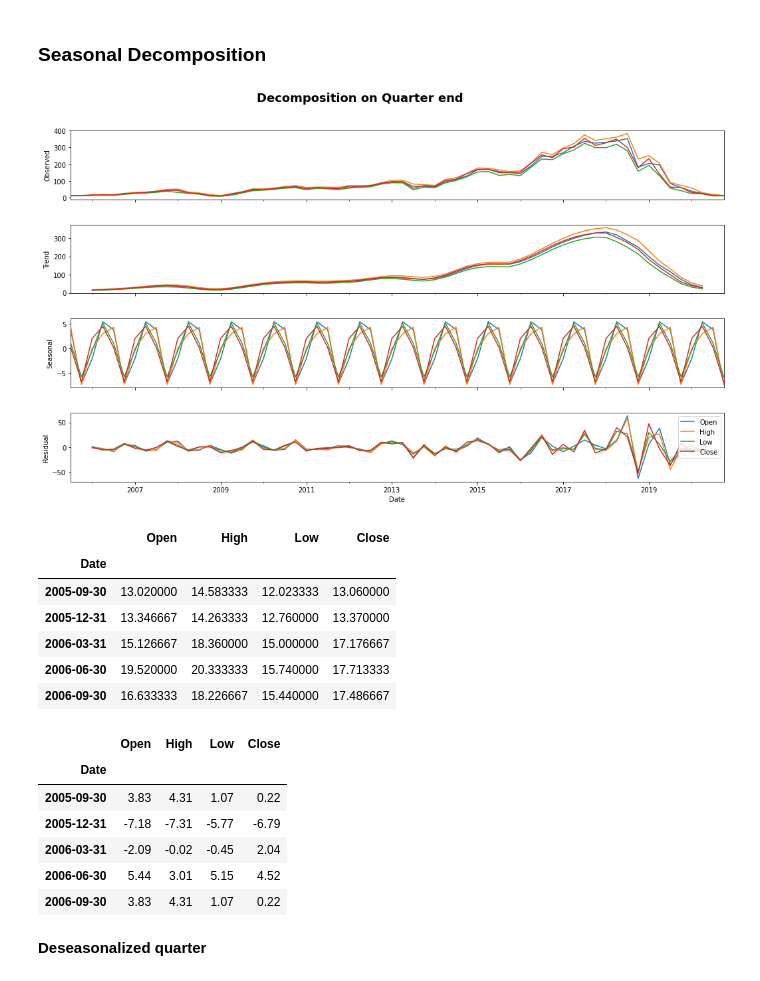
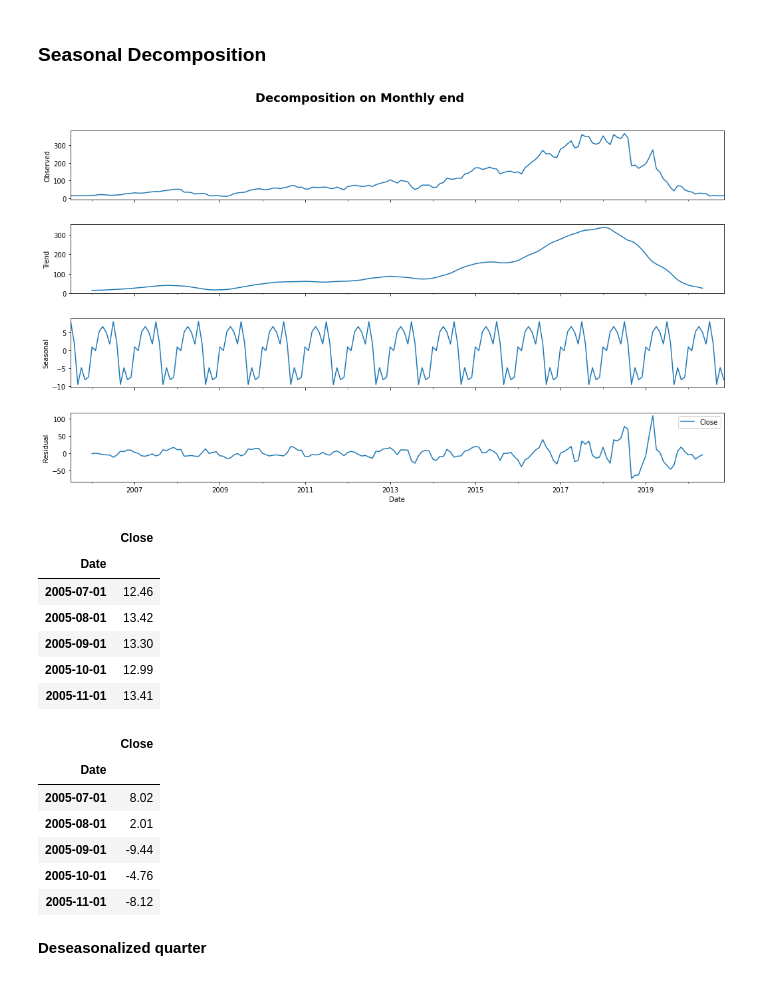
Before and after one commit to sudeep-009/Share-Price-Prediction, a Jupyter notebook: StockMarketPricePrediction.ipynb, the cells around one changed output. Saved outputs shown, nothing was run; the diff lists cells and outputs as text; code cells hidden in the pictures.

```diff
--- a/StockMarketPricePrediction.ipynb
+++ b/StockMarketPricePrediction.ipynb
@@ -213,24 +170,24 @@ plt.show()
 # %% [markdown]
 ### **Seasonal Decomposition**
 # %%
-quarter_end = df.resample('Q').mean() # Here, DateOffset 'Q' represents Quarter end
-fig = seasonal_decompose(quarter_end, model='additive').plot()
+monthly_end = df['Close'].resample('M').mean() # Here, DateOffset 'Q' represents Quarter end
+fig = seasonal_decompose(monthly_end, model='additive').plot()
 fig.set_size_inches((16,9))
-plt.suptitle('Decomposition on Quarter end', weight='bold', fontsize=18, y=1.05)
+plt.suptitle('Decomposition on Monthly end', weight='bold', fontsize=18, y=1.05)
 plt.legend()
 plt.show()
 # %% [output]
-[figure, old version]
+[figure, new version]
 # %%
-quarter_end = df.resample('Q').mean() # Here, DateOffset 'Q' represents Quarter end
-quarter_df = pd.DataFrame(quarter_end)
-quarter_df.head()
+month_end = df['Close'] # Here, DateOffset 'Q' represents Quarter end
+month_end = pd.DataFrame(month_end)
+month_end.head()
 # %% [output]
-|  | Open | High | Low | Close |
-| Date |  |  |  |  |
-| 2005-09-30 | 13.020000 | 14.583333 | 12.023333 | 13.060000 |
-| 2005-12-31 | 13.346667 | 14.263333 | 12.760000 | 13.370000 |
-| 2006-03-31 | 15.126667 | 18.360000 | 15.000000 | 17.176667 |
-| 2006-06-30 | 19.520000 | 20.333333 | 15.740000 | 17.713333 |
-| 2006-09-30 | 16.633333 | 18.226667 | 15.440000 | 17.486667 |
+|  | Close |
+| Date |  |
+| 2005-07-01 | 12.46 |
+| 2005-08-01 | 13.42 |
+| 2005-09-01 | 13.30 |
+| 2005-10-01 | 12.99 |
+| 2005-11-01 | 13.41 |
 # %%
@@ -239,12 +196,12 @@ decompose_df = pd.DataFrame(data=quarter_decompose_df,index=quarter_df.index)
 # %%
-decompose_df.head()
+decomposeMonthEnd.head()
 # %% [output]
-|  | Open | High | Low | Close |
-| Date |  |  |  |  |
-| 2005-09-30 | 3.83 | 4.31 | 1.07 | 0.22 |
-| 2005-12-31 | -7.18 | -7.31 | -5.77 | -6.79 |
-| 2006-03-31 | -2.09 | -0.02 | -0.45 | 2.04 |
-| 2006-06-30 | 5.44 | 3.01 | 5.15 | 4.52 |
-| 2006-09-30 | 3.83 | 4.31 | 1.07 | 0.22 |
+|  | Close |
+| Date |  |
+| 2005-07-01 | 8.02 |
+| 2005-08-01 | 2.01 |
+| 2005-09-01 | -9.44 |
+| 2005-10-01 | -4.76 |
+| 2005-11-01 | -8.12 |
 # %% [markdown]
 **Deseasonalized quarter**
```
Also changed, not shown: parts of 20 cells of this notebook.
